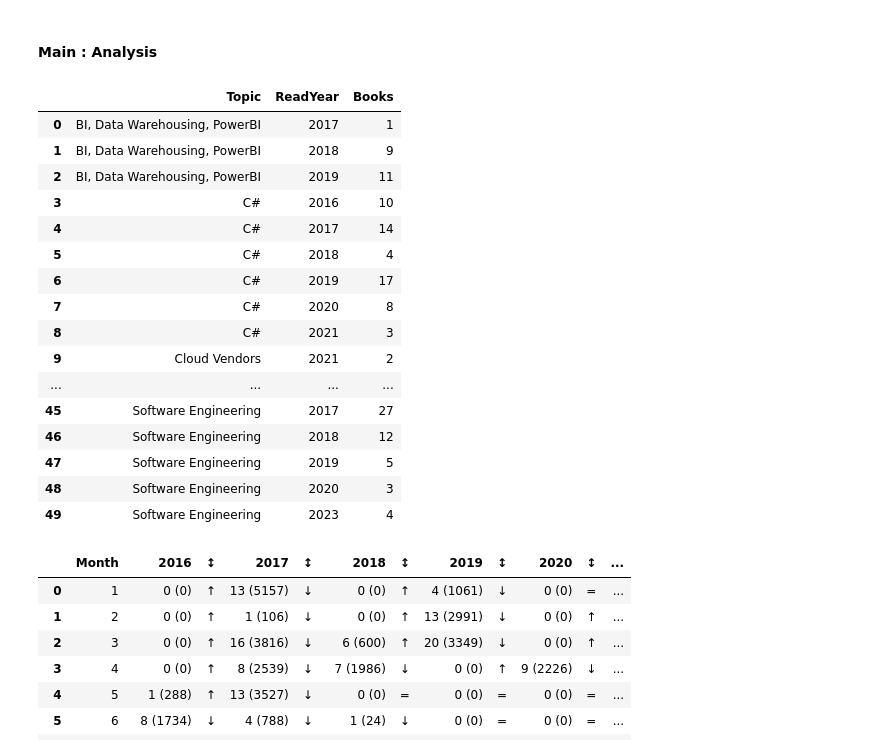
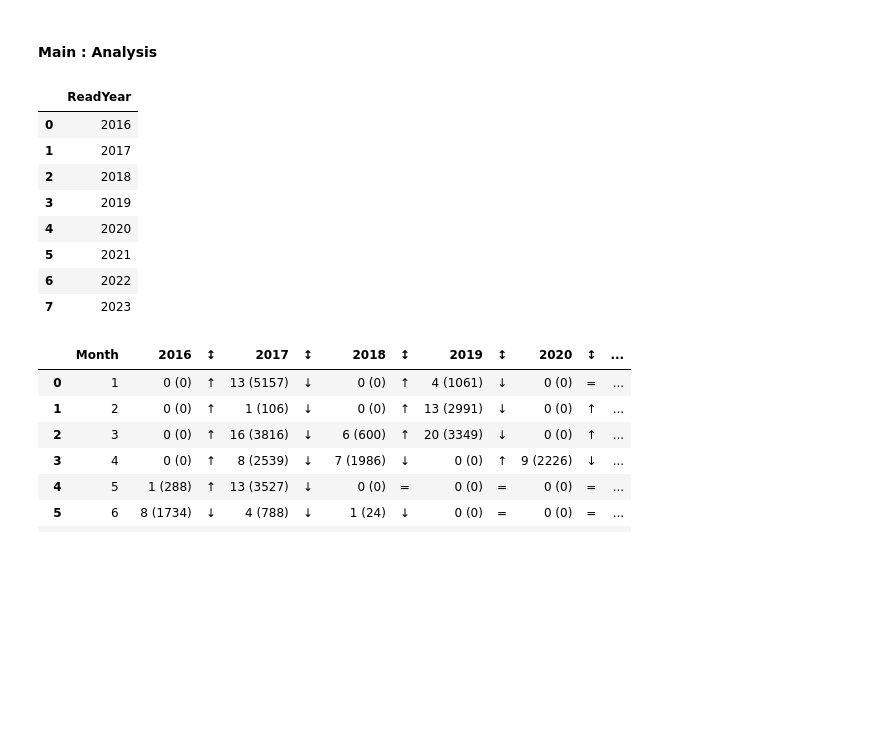
Before and after one commit to numbworks/nwreadinglist, a Jupyter notebook: src/nwreadinglistmanager.ipynb, the cells around one changed output. Cells and saved outputs as stored; diff of their text form; code cells hidden in the pictures; blank space fills up the shorter version.

Commit message:
#8 create_read_years_dataframe(): added.

```diff
--- a/src/nwreadinglistmanager.ipynb
+++ b/src/nwreadinglistmanager.ipynb
@@ -84,25 +84,22 @@ if setting_collection.show_books_df:
     display(books_df.head(n = setting_collection.n_generic))
 # %%
 books_by_topic_read_year_df : DataFrame = nwrlm.group_books_by_multiple_columns(books_df = books_df, column_names = ["Topic", "ReadYear"])
-display(books_by_topic_read_year_df)
+# display(books_by_topic_read_year_df)
+
+import pandas as pd
+
+read_years_df : DataFrame = nwrlm.create_read_years_dataframe(read_years = setting_collection.read_years)
+display(read_years_df )
 # %% [output]
-|  | Topic | ReadYear | Books |
-| 0 | BI, Data Warehousing, PowerBI | 2017 | 1 |
-| 1 | BI, Data Warehousing, PowerBI | 2018 | 9 |
-| 2 | BI, Data Warehousing, PowerBI | 2019 | 11 |
-| 3 | C# | 2016 | 10 |
-| 4 | C# | 2017 | 14 |
-| 5 | C# | 2018 | 4 |
-| 6 | C# | 2019 | 17 |
-| 7 | C# | 2020 | 8 |
-| 8 | C# | 2021 | 3 |
-| 9 | Cloud Vendors | 2021 | 2 |
-| ... | ... | ... | ... |
-| 45 | Software Engineering | 2017 | 27 |
-| 46 | Software Engineering | 2018 | 12 |
-| 47 | Software Engineering | 2019 | 5 |
-| 48 | Software Engineering | 2020 | 3 |
-| 49 | Software Engineering | 2023 | 4 |
+|  | ReadYear |
+| 0 | 2016 |
+| 1 | 2017 |
+| 2 | 2018 |
+| 3 | 2019 |
+| 4 | 2020 |
+| 5 | 2021 |
+| 6 | 2022 |
+| 7 | 2023 |
 # %%
 sas_by_month_df : DataFrame = nwrlm.get_sas_by_month(books_df = books_df, read_years = setting_collection.read_years)
 sas_by_month_upd_df = nwrlm.update_future_rs_to_empty(sas_by_month_df = sas_by_month_df , now = setting_collection.now)
```
Also changed, not shown: 1 other file.
